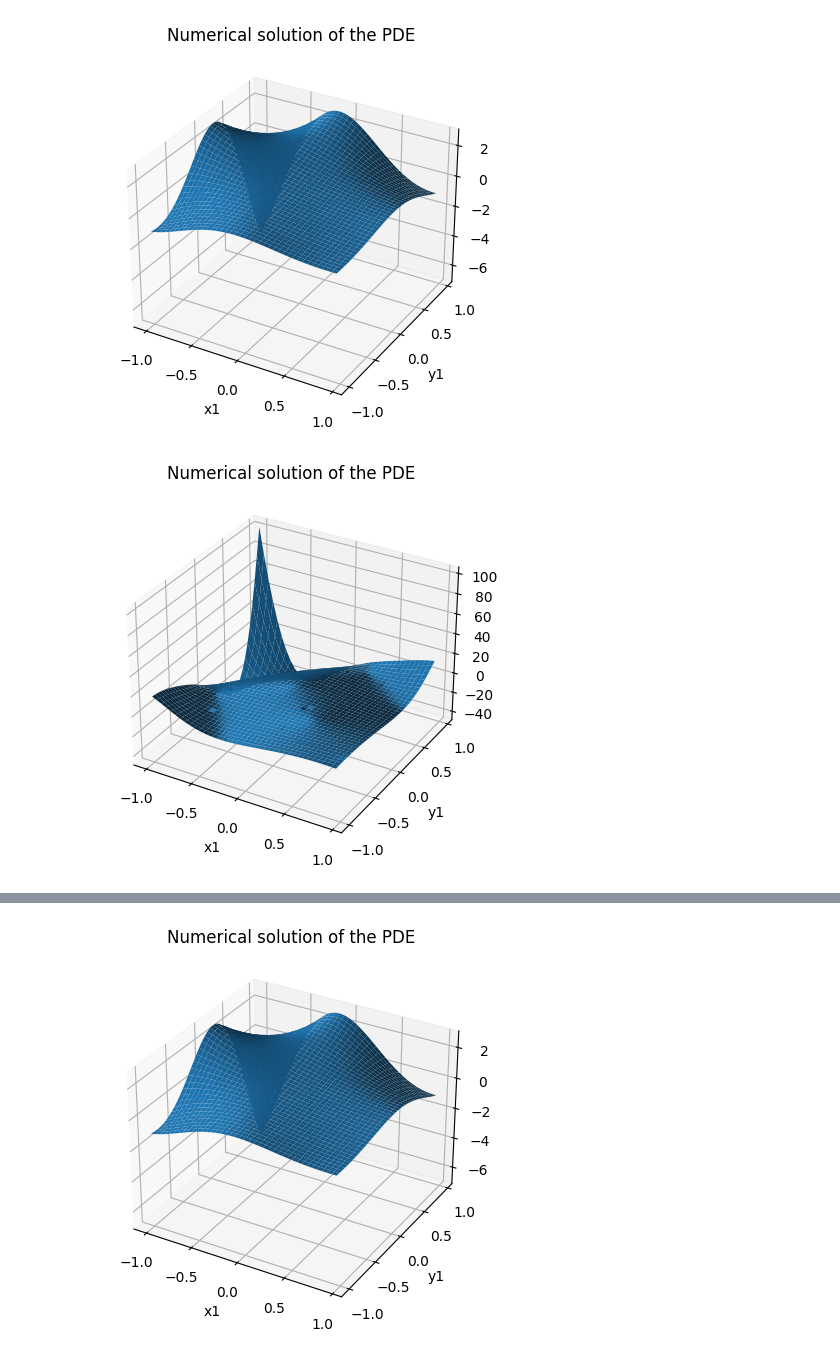
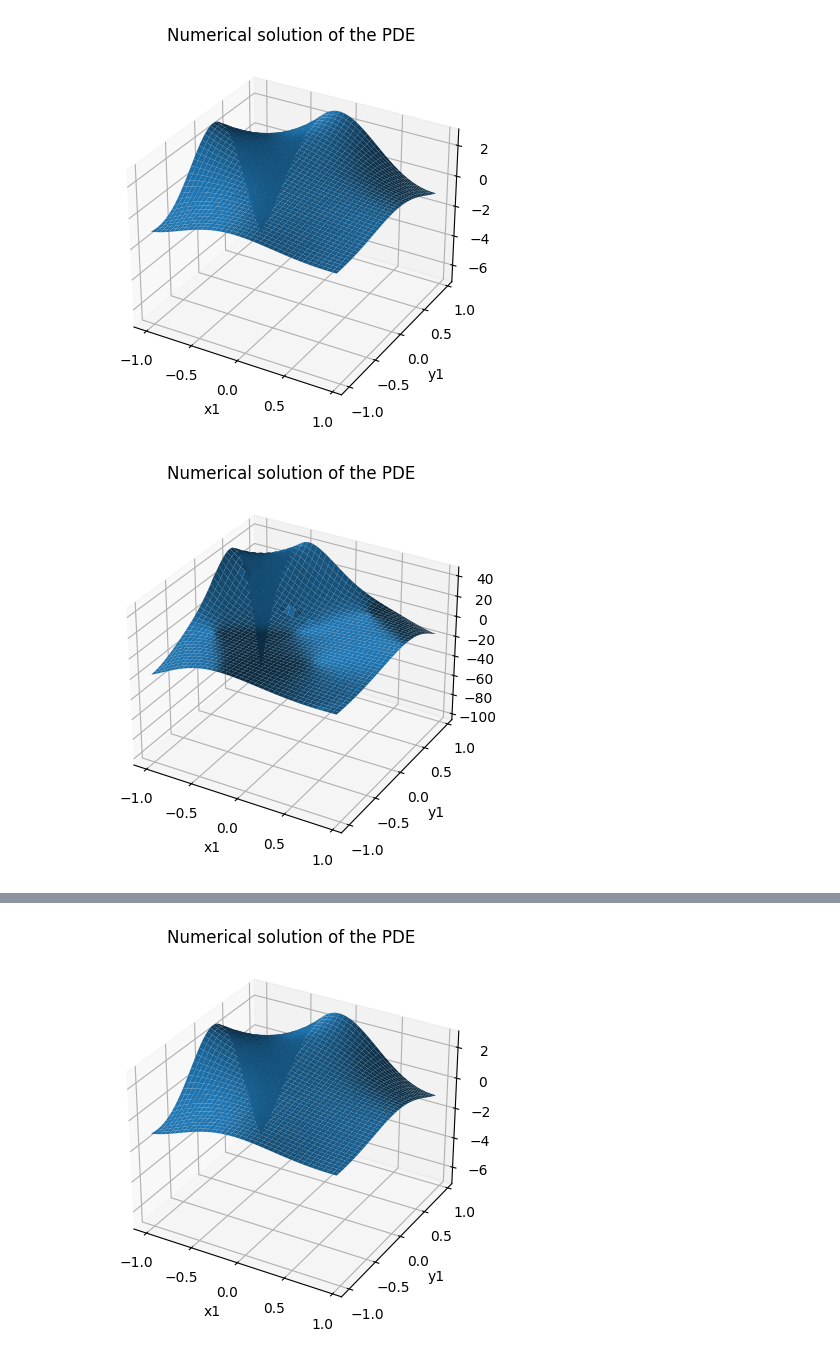
Before and after one commit to TheoBourdais/ModelAggregation, a Jupyter notebook: benchmark method.ipynb, the cells around one changed output, grey strips where cells are left out. Cells and saved outputs as stored; diff of their text form; code cells hidden in the pictures.

```diff
--- a/benchmark method.ipynb
+++ b/benchmark method.ipynb
@@ -195,18 +194,19 @@ plt.show()
 # %%
-PDESolver.joint_fit(models,f,real_u,tau,dtau,tol=1e-6,nugget=1e-7)
-aggregate=partial(dumb_aggregate,models=models,width=width)
+models=make_models(1500,750,3,show=True)
+PDESolver.joint_fit(models,f,real_u,tau,dtau,tol=1e-3,nugget=1e-7)
+aggregate=partial(dumb_aggregate,models=models,width=3)
 fig=plot_vectorized_function(aggregate,0.05)
 plt.title('Numerical solution of the PDE')
 plt.show()
 # %% [output]
 [figure]
 # %%
-aggregate_lap=partial(laplacian_aggregate,models=models,width=width)
+aggregate_lap=partial(laplacian_aggregate,models=models,width=3)
 fig=plot_vectorized_function(aggregate_lap,0.05)
 plt.title('Numerical solution of the PDE')
 plt.show()
 # %% [output]
-[figure, old version]
+[figure, new version]
 # %%
 model0=PDESolver(
         X_int=make_points_inside(2000),
```
Also changed, not shown: parts of 14 cells of this notebook, 5 other files.
